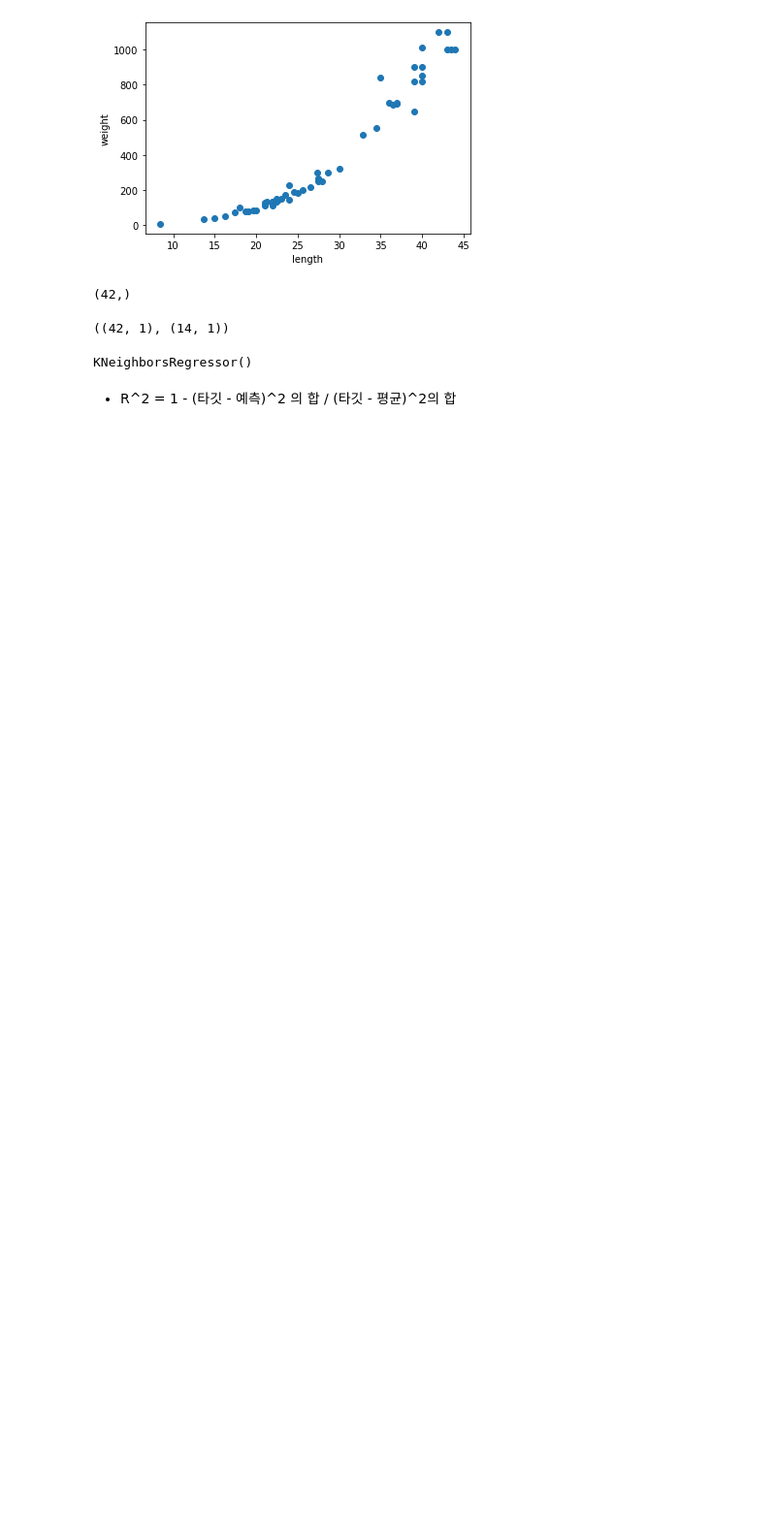
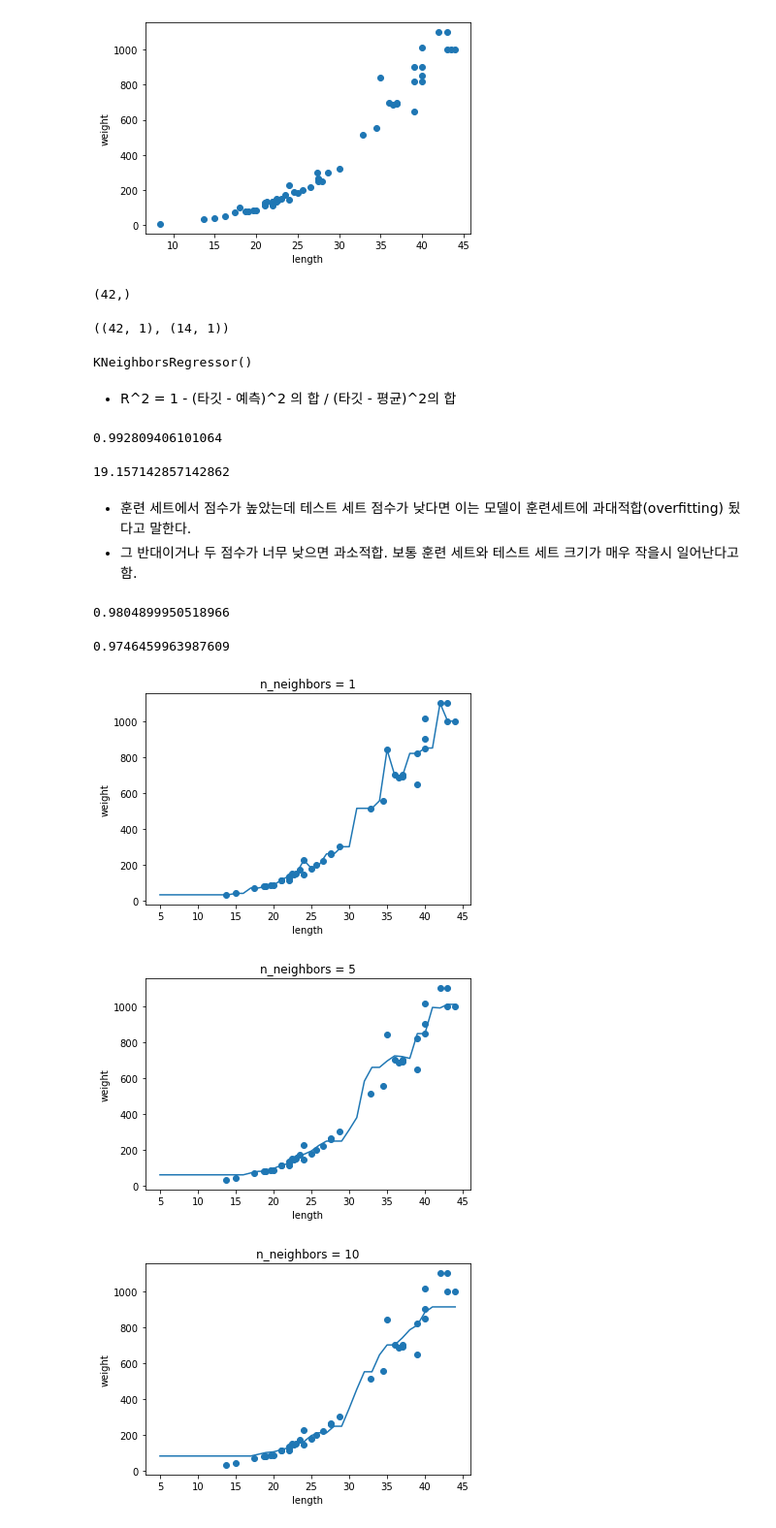
Before and after one commit to SangHui48/data_analysis, a Jupyter notebook: 혼자 공부하는 머신러닝 딥러닝/03-1.k-최근접 이웃 회귀.ipynb, the cells around one changed output. Shown: that part at 97% size. Drawn from its saved outputs; the diff is of its cells as text; code cells hidden in the pictures; blank space fills up the shorter version.

```diff
--- a/혼자 공부하는 머신러닝 딥러닝/03-1.k-최근접 이웃 회귀.ipynb
+++ b/혼자 공부하는 머신러닝 딥러닝/03-1.k-최근접 이웃 회귀.ipynb
@@ -46,3 +46,55 @@ knr.fit(train_input, train_target)
 KNeighborsRegressor()
 # %% [markdown]
 - R^2 = 1 - (타깃 - 예측)^2 의 합 / (타깃 - 평균)^2의 합
+# %%
+knr.score(test_input, test_target)
+# %% [output]
+0.992809406101064
+# %%
+from sklearn.metrics import mean_absolute_error
+
+# 테스트 세트에 대한 예측을 만듬
+test_prediction = knr.predict(test_input)
+
+# 테스트 세트에 대한 평균 절댓값 오차를 계산
+mae = mean_absolute_error(test_target, test_prediction)
+mae
+# %% [output]
+19.157142857142862
+# %% [markdown]
+- 훈련 세트에서 점수가 높았는데 테스트 세트 점수가 낮다면 이는 모델이 훈련세트에 과대적합(overfitting) 됬다고 말한다.
+- 그 반대이거나 두 점수가 너무 낮으면 과소적합. 보통 훈련 세트와 테스트 세트 크기가 매우 작을시 일어난다고 함.
+# %%
+# 과소적합 해결을 위해 이웃의 개수를 3으로 설정한다.
+knr.n_neighbors = 3
+
+# 모델을 다시 훈련한다.
+knr.fit(train_input, train_target)
+knr.score(train_input, train_target)
+# %% [output]
+0.9804899950518966
+# %%
+knr.score(test_input, test_target)
+# %% [output]
+0.9746459963987609
+# %%
+knr = KNeighborsRegressor()
+
+x = np.arange(5, 45).reshape(-1, 1)
+
+for n in [1, 5, 10]:
+    knr.n_neighbors = n
+    knr.fit(train_input, train_target)
+
+    prediction = knr.predict(x)
+
+    plt.scatter(train_input, train_target)
+    plt.plot(x, prediction)
+    plt.title('n_neighbors = {}'.format(n))
+    plt.xlabel('length')
+    plt.ylabel('weight')
+    plt.show()
+# %% [output]
+[figure, added]
+[figure, added]
+[figure, added]
```
Also changed, not shown: 2 other files.
